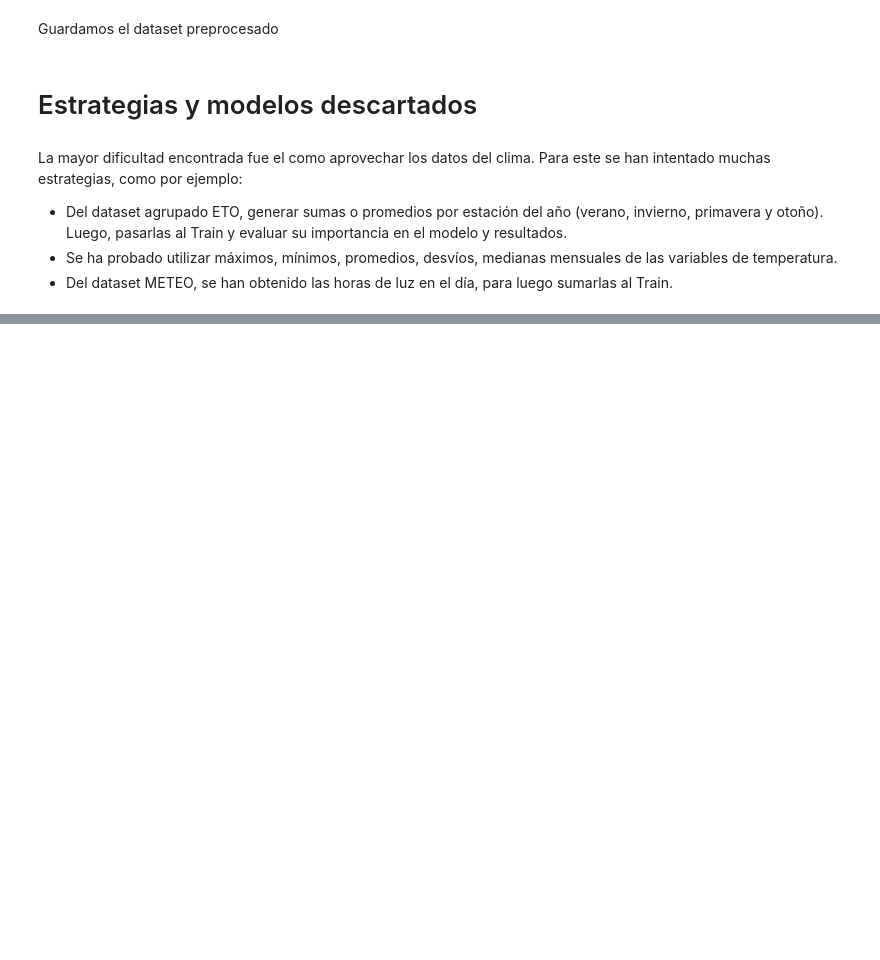
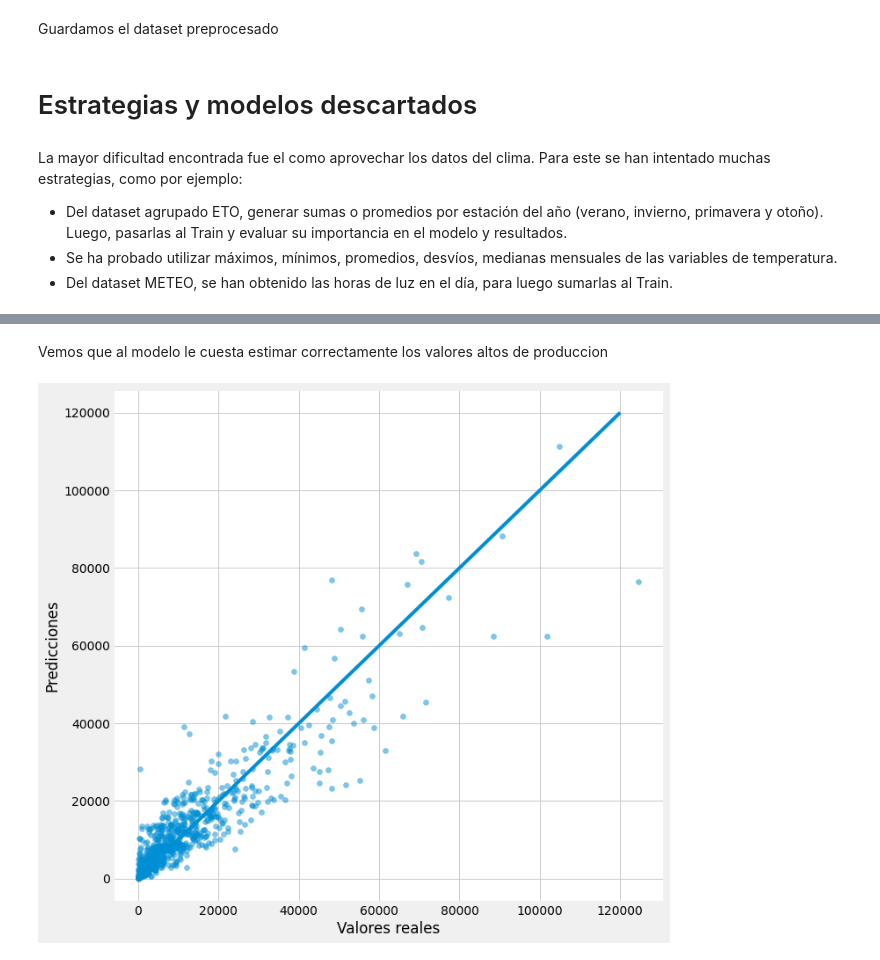
Before and after one commit to vitostamatti/datathon-cajamar-malbecs, a Jupyter notebook: notebooks/00-data-exploration/Exploracion_Malbecs.ipynb, the cells around one changed output, grey strips where cells are left out. Drawn from its saved outputs; the diff is of its cells as text; code cells hidden in the pictures; blank space fills up the shorter version.

```diff
--- a/notebooks/00-data-exploration/Exploracion_Malbecs.ipynb
+++ b/notebooks/00-data-exploration/Exploracion_Malbecs.ipynb
@@ -867,0 +1013,14 @@ La mayor dificultad encontrada fue el como aprovechar los datos del clima. Para
+# %% [markdown]
+Vemos que al modelo le cuesta estimar correctamente los valores altos de produccion
+# %%
+preds = pd.Series(prediction)
+true = pd.Series(y_test.values)
+
+plt.figure(figsize=(10,10))
+plt.scatter(true, preds, alpha=0.5)
+plt.plot( [0,120000],[0,120000] )
+plt.xlabel('Valores reales')
+plt.ylabel('Predicciones')
+plt.show()
+# %% [output]
+[figure, added]
```
Also changed, not shown: parts of 17 cells of this notebook.
